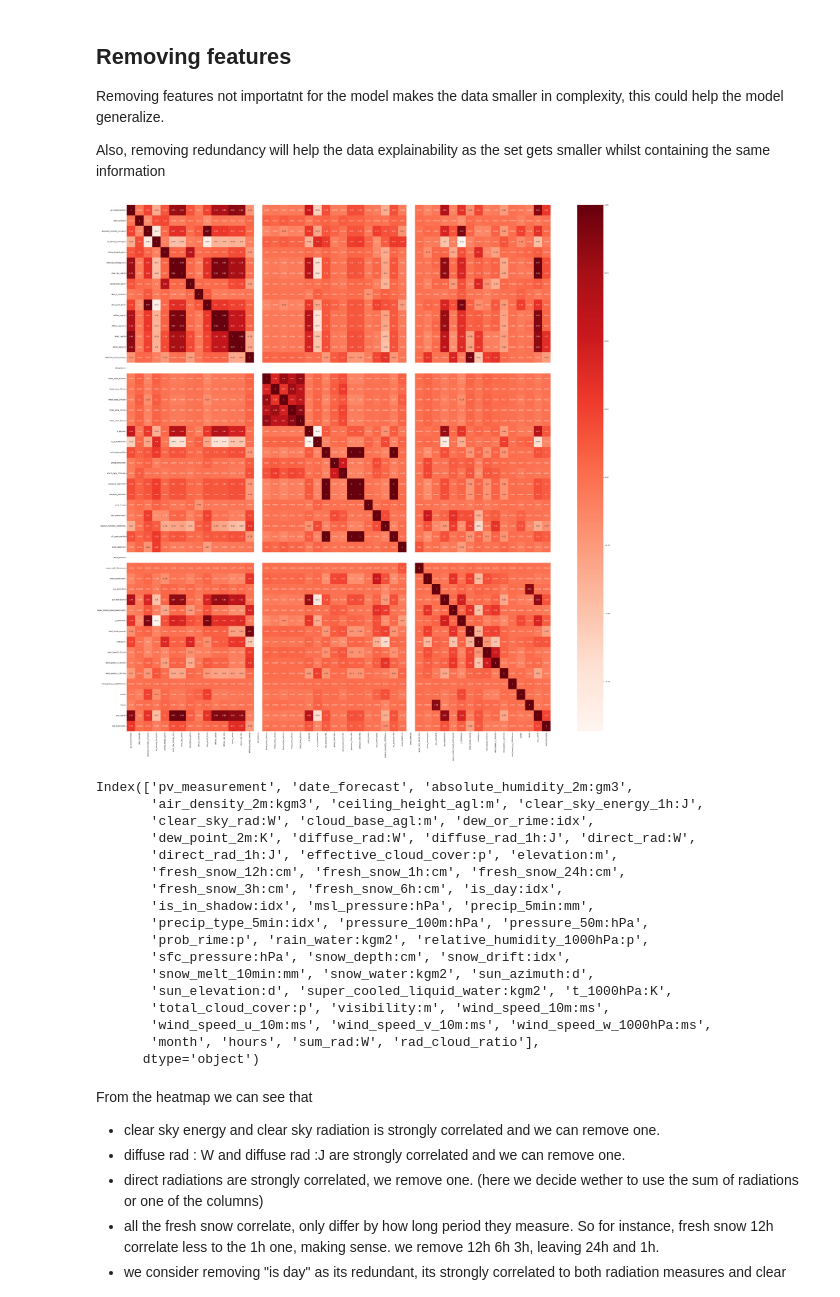
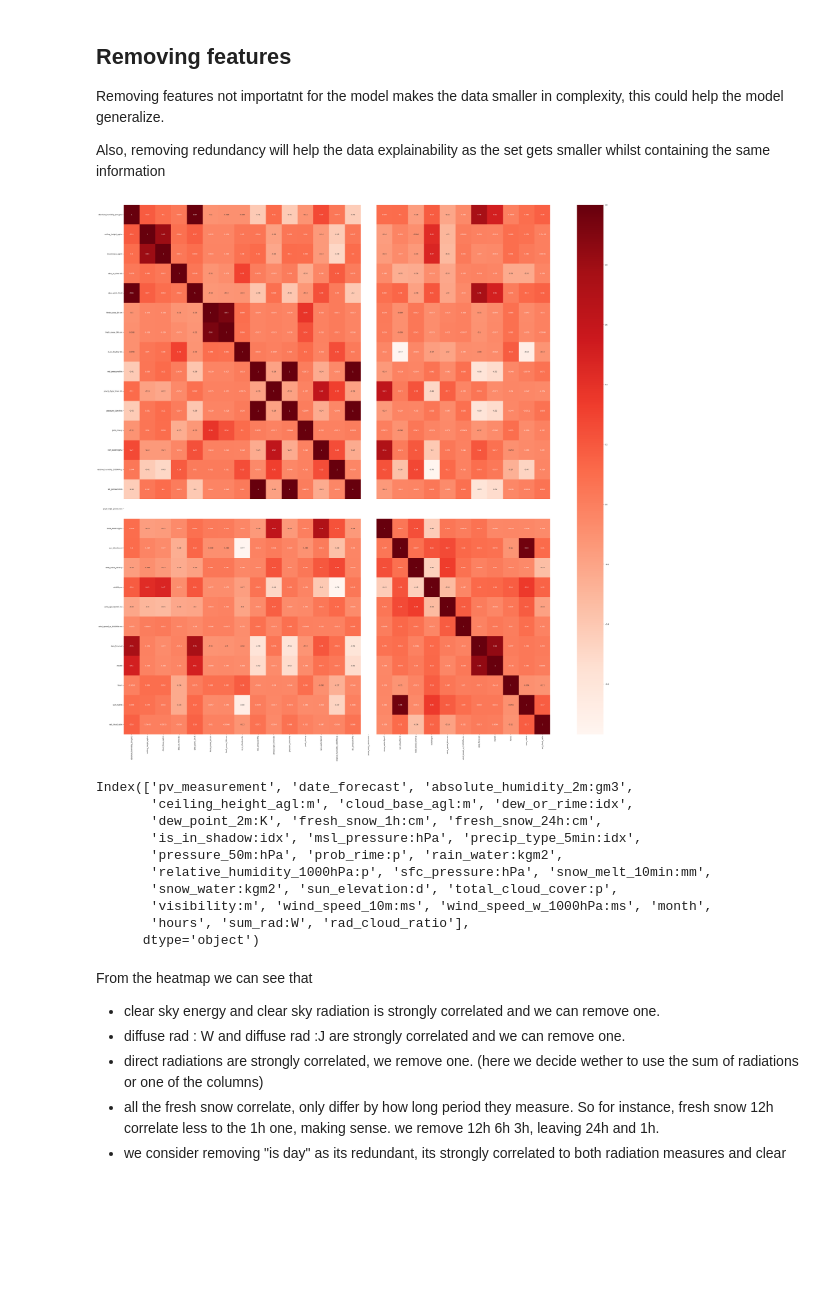
Before and after one commit to nasols/TDT4174-Machine-Learning, a Jupyter notebook: feature_engineering.ipynb, the cells around one changed output. Saved outputs shown, nothing was run; the diff lists cells and outputs as text; code cells hidden in the pictures; blank space fills up the shorter version.

```diff
--- a/feature_engineering.ipynb
+++ b/feature_engineering.ipynb
@@ -74,6 +91,24 @@ data_B["hours"] = hours
 
 hours = data_C["date_forecast"].dt.hour
 data_C["hours"] = hours
+
+hours = dm.data_A_obs["date_forecast"].dt.hour
+dm.data_A_obs["hours"] = hours
+
+hours = dm.data_B_obs["date_forecast"].dt.hour
+dm.data_B_obs["hours"] = hours
+
+hours = dm.data_C_obs["date_forecast"].dt.hour
+dm.data_C_obs["hours"] = hours
+
+hours = dm.data_A_es["date_forecast"].dt.hour
+dm.data_A_es["hours"] = hours
+
+hours = dm.data_B_es["date_forecast"].dt.hour
+dm.data_B_es["hours"] = hours
+
+hours = dm.data_C_es["date_forecast"].dt.hour
+dm.data_C_es["hours"] = hours
 
 hours = X_test_estimated_a_corr["date_forecast"].dt.hour
 X_test_estimated_a_corr["hours"] = hours
@@ -101,6 +136,14 @@ Idea: we know from the feature scores that radiation is one of the most importan
 data_A["sum_rad:W"] = data_A["clear_sky_rad:W"] + data_A["diffuse_rad:W"] + data_A["direct_rad:W"]
 data_B["sum_rad:W"] = data_B["clear_sky_rad:W"] + data_B["diffuse_rad:W"] + data_B["direct_rad:W"]
 data_C["sum_rad:W"] = data_C["clear_sky_rad:W"] + data_C["diffuse_rad:W"] + data_C["direct_rad:W"]
+
+dm.data_A_obs["sum_rad:W"] = dm.data_A_obs["clear_sky_rad:W"] + dm.data_A_obs["diffuse_rad:W"] + dm.data_A_obs["direct_rad:W"]
+dm.data_B_obs["sum_rad:W"] = dm.data_B_obs["clear_sky_rad:W"] + dm.data_B_obs["diffuse_rad:W"] + dm.data_B_obs["direct_rad:W"]
+dm.data_C_obs["sum_rad:W"] = dm.data_C_obs["clear_sky_rad:W"] + dm.data_C_obs["diffuse_rad:W"] + dm.data_C_obs["direct_rad:W"]
+
+dm.data_A_es["sum_rad:W"] = dm.data_A_es["clear_sky_rad:W"] + dm.data_A_es["diffuse_rad:W"] + dm.data_A_es["direct_rad:W"]
+dm.data_B_es["sum_rad:W"] = dm.data_B_es["clear_sky_rad:W"] + dm.data_B_es["diffuse_rad:W"] + dm.data_B_es["direct_rad:W"]
+dm.data_C_es["sum_rad:W"] = dm.data_C_es["clear_sky_rad:W"] + dm.data_C_es["diffuse_rad:W"] + dm.data_C_es["direct_rad:W"]
 
 X_test_estimated_a_corr["sum_rad:W"] = X_test_estimated_a_corr["clear_sky_rad:W"] + X_test_estimated_a_corr["diffuse_rad:W"] + X_test_estimated_a_corr["direct_rad:W"]
 X_test_estimated_b_corr["sum_rad:W"] = X_test_estimated_b_corr["clear_sky_rad:W"] + X_test_estimated_b_corr["diffuse_rad:W"] + X_test_estimated_b_corr["direct_rad:W"]
@@ -119,9 +162,20 @@ Idea: we know that cloud corverage does affect the amount of power generated by
 
 Also, looking at the values of sum_rad we see they are much bigger than the total_cloud_cover values, we therefore take the second power of cloud coverage
 # %%
-data_A["rad_cloud_ratio"] = data_A["sum_rad:W"] / ((data_A["total_cloud_cover:p"] * data_A["total_cloud_cover:p"]) + 1)
+import numpy as np
+
+data_A["rad_cloud_ratio"] = (data_A["sum_rad:W"] - (data_A["total_cloud_cover:p"]))
 data_B["rad_cloud_ratio"] = data_B["sum_rad:W"] / ((data_B["total_cloud_cover:p"] * data_B["total_cloud_cover:p"]) + 1)
 data_C["rad_cloud_ratio"] = data_C["sum_rad:W"] / ((data_C["total_cloud_cover:p"] * data_C["total_cloud_cover:p"]) + 1)
+
+dm.data_A_obs["rad_cloud_ratio"] = (dm.data_A_obs["sum_rad:W"] - (dm.data_A_obs["total_cloud_cover:p"]))
+dm.data_B_obs["rad_cloud_ratio"] = dm.data_B_obs["sum_rad:W"] / ((dm.data_B_obs["total_cloud_cover:p"] * dm.data_B_obs["total_cloud_cover:p"]) + 1)
+dm.data_C_obs["rad_cloud_ratio"] = dm.data_C_obs["sum_rad:W"] / ((dm.data_C_obs["total_cloud_cover:p"] * dm.data_C_obs["total_cloud_cover:p"]) + 1)
+
+dm.data_A_es["rad_cloud_ratio"] = (dm.data_A_es["sum_rad:W"] - (dm.data_A_es["total_cloud_cover:p"]))
+dm.data_B_es["rad_cloud_ratio"] = dm.data_B_es["sum_rad:W"] / ((dm.data_B_es["total_cloud_cover:p"] * dm.data_B_es["total_cloud_cover:p"]) + 1)
+dm.data_C_es["rad_cloud_ratio"] = dm.data_C_es["sum_rad:W"] / ((dm.data_C_es["total_cloud_cover:p"] * dm.data_C_es["total_cloud_cover:p"]) + 1)
+
 
 X_test_estimated_a_corr["rad_cloud_ratio"] = X_test_estimated_a_corr["sum_rad:W"] / ((X_test_estimated_a_corr["total_cloud_cover:p"] * X_test_estimated_a_corr["total_cloud_cover:p"]) + 1)
 X_test_estimated_b_corr["rad_cloud_ratio"] = X_test_estimated_b_corr["sum_rad:W"] / ((X_test_estimated_b_corr["total_cloud_cover:p"] * X_test_estimated_b_corr["total_cloud_cover:p"]) + 1)
@@ -143,32 +197,25 @@ Also, removing redundancy will help the data explainability as the set gets smal
 # %%
 import matplotlib.pyplot as plt
 import seaborn as sns
 
 #Using Pearson Correlation
 plt.figure(figsize=(55,55))
-cor = data_A.corr()
+cor = dm.X_test_estimated_a.corr()
 sns.heatmap(cor, annot=True, cmap=plt.cm.Reds)
 plt.show()
 
 data_C.columns
 # %% [output]
-[figure, old version]
+[figure, new version]
 Index(['pv_measurement', 'date_forecast', 'absolute_humidity_2m:gm3',
-       'air_density_2m:kgm3', 'ceiling_height_agl:m', 'clear_sky_energy_1h:J',
-       'clear_sky_rad:W', 'cloud_base_agl:m', 'dew_or_rime:idx',
-       'dew_point_2m:K', 'diffuse_rad:W', 'diffuse_rad_1h:J', 'direct_rad:W',
-       'direct_rad_1h:J', 'effective_cloud_cover:p', 'elevation:m',
-       'fresh_snow_12h:cm', 'fresh_snow_1h:cm', 'fresh_snow_24h:cm',
-       'fresh_snow_3h:cm', 'fresh_snow_6h:cm', 'is_day:idx',
-       'is_in_shadow:idx', 'msl_pressure:hPa', 'precip_5min:mm',
-       'precip_type_5min:idx', 'pressure_100m:hPa', 'pressure_50m:hPa',
-       'prob_rime:p', 'rain_water:kgm2', 'relative_humidity_1000hPa:p',
-       'sfc_pressure:hPa', 'snow_depth:cm', 'snow_drift:idx',
-       'snow_melt_10min:mm', 'snow_water:kgm2', 'sun_azimuth:d',
-       'sun_elevation:d', 'super_cooled_liquid_water:kgm2', 't_1000hPa:K',
-       'total_cloud_cover:p', 'visibility:m', 'wind_speed_10m:ms',
-       'wind_speed_u_10m:ms', 'wind_speed_v_10m:ms', 'wind_speed_w_1000hPa:ms',
-       'month', 'hours', 'sum_rad:W', 'rad_cloud_ratio'],
+       'ceiling_height_agl:m', 'cloud_base_agl:m', 'dew_or_rime:idx',
+       'dew_point_2m:K', 'fresh_snow_1h:cm', 'fresh_snow_24h:cm',
+       'is_in_shadow:idx', 'msl_pressure:hPa', 'precip_type_5min:idx',
+       'pressure_50m:hPa', 'prob_rime:p', 'rain_water:kgm2',
+       'relative_humidity_1000hPa:p', 'sfc_pressure:hPa', 'snow_melt_10min:mm',
+       'snow_water:kgm2', 'sun_elevation:d', 'total_cloud_cover:p',
+       'visibility:m', 'wind_speed_10m:ms', 'wind_speed_w_1000hPa:ms', 'month',
+       'hours', 'sum_rad:W', 'rad_cloud_ratio'],
       dtype='object')
 # %% [markdown]
 From the heatmap we can see that
```
Also changed, not shown: parts of 2 cells of this notebook, 12 other files.
